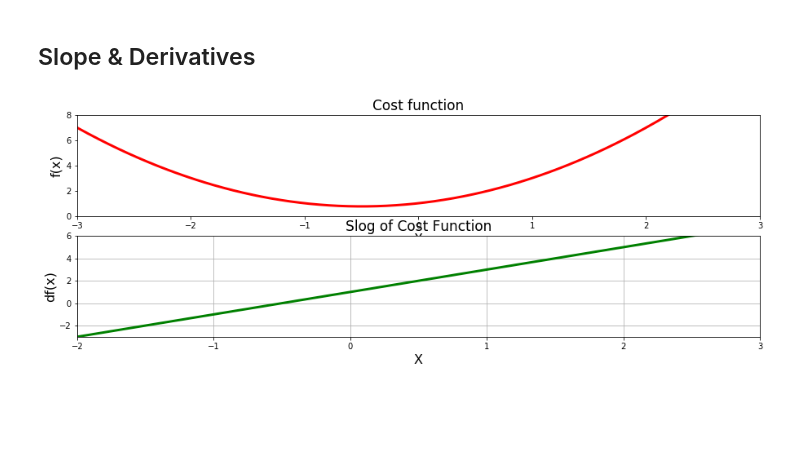
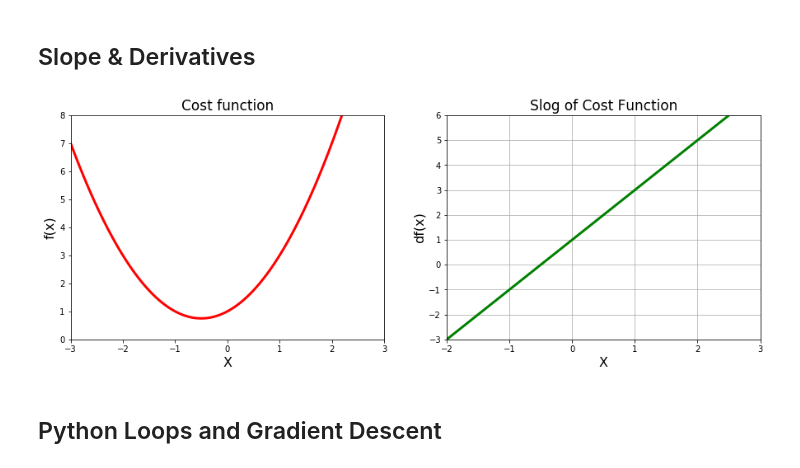
Before and after one commit to Anatoliymaster/-Data-Science-Machine-Learning-, a Jupyter notebook: Gradient_Descent.ipynb, the cells around one changed output. Saved outputs shown, nothing was run; the diff lists cells and outputs as text; code cells hidden in the pictures; blank space fills up the shorter version.

```diff
--- a/Gradient_Descent.ipynb
+++ b/Gradient_Descent.ipynb
@@ -33,30 +35,32 @@ def df(x):
 # %%
 # Plot function and derivative side by side
 plt.figure(figsize=[15,5])
 
 #subplot row,column,index["IN ONE row Two Column"]
 # this means first chart on the left side index 1
-plt.subplot(2,1,1)
+plt.subplot(1,2,1)
 
 plt.xlim([-3,3])
 plt.ylim(0,8)
 plt.title('Cost function', fontsize=17)
 plt.xlabel("X",fontsize = 16)
 plt.ylabel("f(x)",fontsize = 16)
 # on the left cost_function
 plt.plot(x_1,f(x_1),color='red',linewidth=3)
 
 # Derivative Function
 # this means second chart on the left side index 2 derivative function
-plt.subplot(2,1,2)
+plt.subplot(1,2,2)
 plt.title('Slog of Cost Function', fontsize=17)
 plt.xlabel("X",fontsize = 16)
 plt.ylabel("df(x)",fontsize = 16)
 plt.grid()
 plt.xlim(-2,3)
 plt.ylim(-3,6)
 
 plt.plot(x_1,df(x_1),color='green',linewidth=3)
 plt.show()
 # %% [output]
-[figure, old version]
+[figure, new version]
+# %% [markdown]
+## Python Loops and Gradient Descent
```
Also changed, not shown: parts of 4 cells of this notebook, 2 other files.
